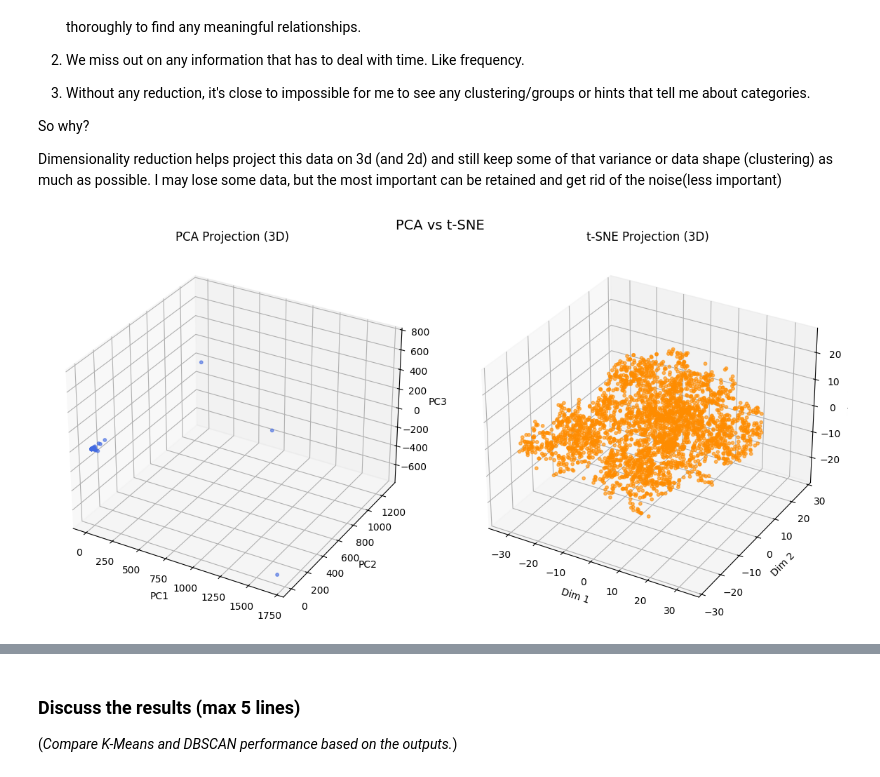
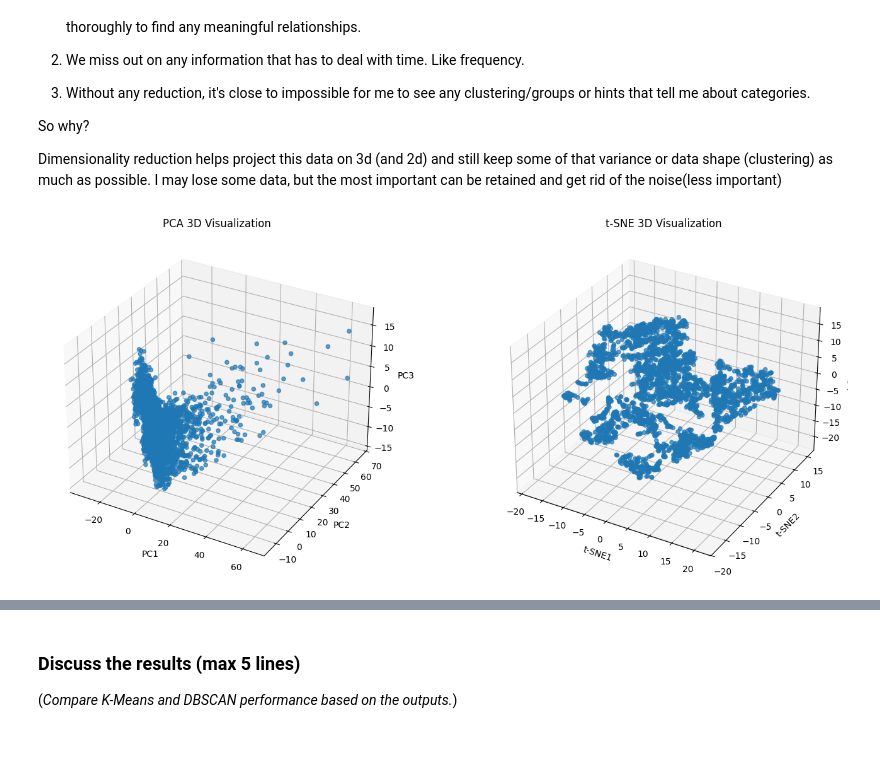
Before and after one commit to mutabazichristian/sound-clustering, a Jupyter notebook: clustering_assignment.ipynb, the cells around one changed output, grey strips where cells are left out. Saved outputs shown, nothing was run; the diff lists cells and outputs as text; code cells hidden in the pictures; blank space fills up the shorter version.

```diff
--- a/clustering_assignment.ipynb
+++ b/clustering_assignment.ipynb
@@ -116,17 +97,18 @@ Sample features:
 # %%
 # Use the scaled features DataFrame and select the first 5 columns
-df = pd.DataFrame(features_scaled[:, :5], columns=[f"Feature_{i}" for i in range(1,6)])
+scaler = StandardScaler()
+features_array = scaler.fit_transform(features_array)
 
 # Scatter plot (Attempt without dimensionality reduction)
 plt.figure(figsize=(8,6))
-plt.scatter(df['Feature_1'],df['Feature_2'],alpha=0.7)
+plt.scatter(features_array[:, 0], features_array[:, 1], alpha=0.7)
 plt.xlabel("Feature 1")
 plt.ylabel("Feature 2")
 plt.title("Scatter Plot of Raw Features (Without Dimensionality Reduction)")
-plt.grid(True)
 plt.show()
 
 # Pair plot (Only using first 5 features)
+df = pd.DataFrame(features_array[:, :5], columns=[f'Feature_{i+1}' for i in range(5)])
 sns.pairplot(df)
 plt.show()
 # %% [output]
@@ -147,68 +129,34 @@ So why?
 
 Dimensionality reduction helps project this data on 3d (and 2d) and still keep some of that variance or data shape (clustering) as much as possible. I may lose some data, but the most important can be retained and get rid of the noise(less important)
 # %%
-#create matrix
-fixed_frames = 128
-fixed_mels = features[0].shape[0]  # usually 128 Mel bands
-
-#Pad or crop each mel spectrogram
-def pad_or_crop(mel, target_frames):
-    if mel.shape[1] < target_frames:
-        # Pad with zeros
-        pad_width = target_frames - mel.shape[1]
-        return np.pad(mel, ((0,0), (0, pad_width)), mode='constant')
-    else:
-        # Crop
-        return mel[:, :target_frames]
-
-# Apply padding
-X= np.array([pad_or_crop(librosa.feature.melspectrogram(y=librosa.load(wav_files[i], sr=None)[0], sr=librosa.load(wav_files[i], sr=None)[1], n_mels=128, n_fft=1024), fixed_frames).flatten() for i in tqdm(range(len(wav_files)), desc="Processing Mel Spectrograms")])
-
-#normalize data before pca
-from sklearn.preprocessing import StandardScaler
-X_scaled = StandardScaler().fit_transform(X)
-
-# Apply PCA (3 components)
-pca = PCA(n_components=3)
-features_pca = pca.fit_transform(X_scaled)
-
-# 3D Visualization goes here
-fig = plt.figure(figsize=(12, 6))
-ax1 = fig.add_subplot(1, 2, 1, projection='3d')
-ax1.scatter(features_pca[:, 0], features_pca[:, 1], features_pca[:, 2], c='royalblue', alpha=0.6, s=10)
-ax1.set_title("PCA Projection (3D)")
-ax1.set_xlabel("PC1")
-ax1.set_ylabel("PC2")
-ax1.set_zlabel("PC3")
+# Apply PCA (10 components)
+pca = PCA(n_components=10, random_state=42)
+features_pca = pca.fit_transform(features_array)
 
 # Apply t-SNE (3 components)
-tsne = TSNE(n_components=3, random_state=42)
-features_tsne = tsne.fit_transform(X_scaled)
+tsne = TSNE(n_components=3, random_state=42, perplexity=30)
+features_tsne = tsne.fit_transform(features_array)
 
-# 3D Visualization goes here
-ax2 = fig.add_subplot(1, 2, 2, projection='3d')
-ax2.scatter(features_tsne[:, 0], features_tsne[:, 1], features_tsne[:, 2], c='darkorange', alpha=0.6, s=10)
-ax2.set_title("t-SNE Projection (3D)")
-ax2.set_xlabel("Dim 1")
-ax2.set_ylabel("Dim 2")
-ax2.set_zlabel("Dim 3")
+# 3D Visualization
+fig = plt.figure(figsize=(15, 6))
 
-plt.suptitle("PCA vs t-SNE", fontsize=14)
+# PCA 3D
+ax1 = fig.add_subplot(121, projection='3d')
+ax1.scatter(features_pca[:, 0], features_pca[:, 1], features_pca[:, 2], alpha=0.7)
+ax1.set_title('PCA 3D Visualization')
+ax1.set_xlabel('PC1')
+ax1.set_ylabel('PC2')
+ax1.set_zlabel('PC3')
+
+# t-SNE 3D
+ax2 = fig.add_subplot(122, projection='3d')
+ax2.scatter(features_tsne[:, 0], features_tsne[:, 1], features_tsne[:, 2], alpha=0.7)
+ax2.set_title('t-SNE 3D Visualization')
+ax2.set_xlabel('t-SNE1')
+ax2.set_ylabel('t-SNE2')
+ax2.set_zlabel('t-SNE3')
+
 plt.tight_layout()
 plt.show()
-
-# Calculate and plot explained variance
-pca_full = PCA()
-pca_full.fit(X_scaled)
-
-plt.figure(figsize=(8, 4))
-plt.plot(np.cumsum(pca_full.explained_variance_ratio_))
-plt.xlabel('Number of Components')
-plt.ylabel('Explained Variance Ratio')
-plt.title('Explained Variance by PCA Components')
-plt.grid(True)
-plt.show()
-
-print("Explained variance ratio for first 3 components:", pca.explained_variance_ratio_.sum())
 # %% [output]
-[figure, old version]
+[figure, new version]
```
Also changed, not shown: parts of 19 cells of this notebook.
